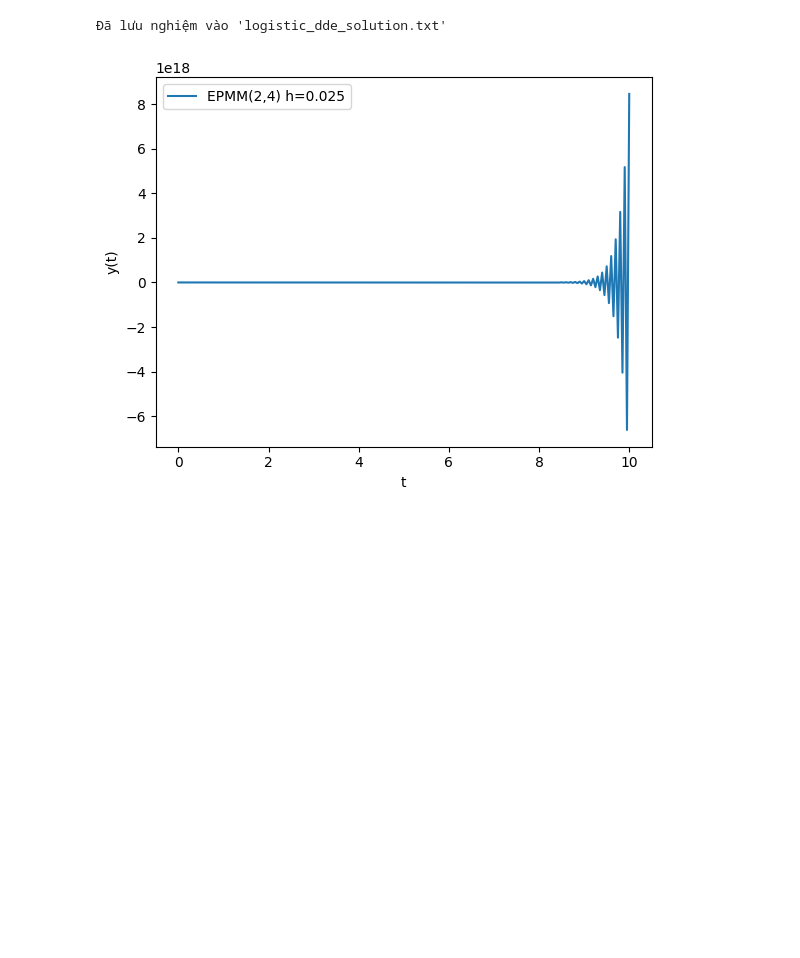
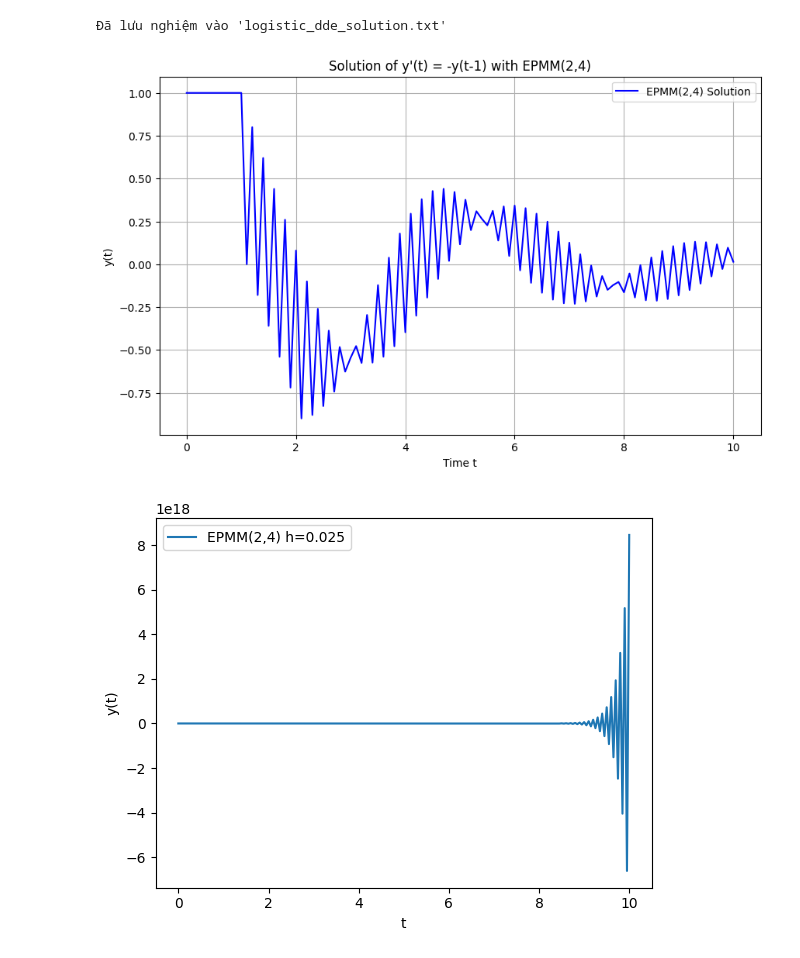
Before and after one commit to baotn0708/Numerical_method_for_DDE, a Jupyter notebook: multistep.ipynb, the cells around one changed output. Cells and saved outputs as stored; diff of their text form; code cells hidden in the pictures; blank space fills up the shorter version.

```diff
--- a/multistep.ipynb
+++ b/multistep.ipynb
@@ -320,3 +224,91 @@ def solve_dde_epmm24(f, tau, phi, *, h=0.02, t0=0.0, tf=10.0):
+# %%
+import numpy as np
+import matplotlib.pyplot as plt
+
+# Định nghĩa phương trình DDE và tham số
+def dde_equation(t, yt, y_delayed):
+    return -y_delayed  # y'(t) = -y(t-1)
+
+# Hàm lịch sử (t <= 0)
+def history(t):
+    return 1.0
+
+# Tham số
+t_start = 0.0
+t_end = 10.0
+h = 0.1  # Bước thời gian
+tau = 1.0  # Trễ hằng số
+steps = int((t_end - t_start) / h) + 1
+m = int(tau / h)  # Số bước tương ứng với trễ
+
+# Khởi tạo lưới thời gian và mảng nghiệm
+t_grid = np.linspace(t_start, t_end, steps)
+y = np.zeros(steps)
+y[:m+1] = history(t_grid[:m+1])  # Điều kiện ban đầu
+
+# Hàm nội suy Lagrange 3 điểm
+def lagrange_interpolation(t, t_data, y_data):
+    # Tìm các điểm lân cận xung quanh t
+    idx = np.searchsorted(t_data, t, side='right') - 1
+    if idx <= 0:
+        return y_data[0]
+    elif idx >= len(t_data) - 1:
+        return y_data[-1]
+    else:
+        # Chọn 3 điểm gần nhất
+        idx_start = max(0, idx - 1)
+        idx_end = min(len(t_data)-1, idx + 1)
+        points = t_data[idx_start:idx_end+1]
+        values = y_data[idx_start:idx_end+1]
+        # Tính đa thức Lagrange
+        return np.interp(t, points, values)
+
+# Giải bằng EPMM(2,4)
+for n in range(m, steps - 2):
+    tn = t_grid[n]
+
+    # Tính y(tn - tau) bằng nội suy Lagrange
+    t_delayed = tn - tau
+    if t_delayed <= t_start:
+        y_delayed = history(t_delayed)
+    else:
+        y_delayed = lagrange_interpolation(t_delayed, t_grid[:n+1], y[:n+1])
+
+    # Tính các đạo hàm (xấp xỉ bằng sai phân)
+    # y'(tn) = -y(tn - tau)
+    y_prime_n = -y_delayed
+
+    # Tính y''(tn) = d/dt y'(t) tại tn
+    # y''(tn) = -d/dt y(t - tau) = -y'(tn - tau)
+    # Tính y'(tn - tau) tương tự
+    t_delayed_prev = tn - tau - h
+    if t_delayed_prev <= t_start:
+        y_prime_delayed = 0.0  # Giả sử đạo hàm quá khứ = 0
+    else:
+        y_prev_delayed = lagrange_interpolation(t_delayed_prev, t_grid[:n+1], y[:n+1])
+        y_prime_delayed = -y_prev_delayed  # y'(t - tau) = -y(t - 2tau)
+
+    y_double_prime_n = -y_prime_delayed
+
+    # Giả định các đạo hàm bậc cao hơn = 0 để đơn giản
+    # (Có thể thay thế bằng công thức phức tạp hơn)
+    y_triple_prime_n = 0.0
+    y_quad_prime_n = 0.0
+
+    # Áp dụng công thức EPMM(2,4)
+    y[n+2] = y[n] + 2*h*y_prime_n + 2*h**2*y_double_prime_n + (4/3)*h**3*y_triple_prime_n + (2/3)*h**4*y_quad_prime_n
+
+# Vẽ kết quả
+plt.figure(figsize=(10, 6))
+plt.plot(t_grid, y, 'b-', label='EPMM(2,4) Solution')
+plt.xlabel('Time t')
+plt.ylabel('y(t)')
+plt.title('Solution of y\'(t) = -y(t-1) with EPMM(2,4)')
+plt.grid(True)
+plt.legend()
+plt.show()
+# %% [output]
+[figure, added]
 # %%
 
 import matplotlib.pyplot as plt
```
Also changed, not shown: parts of 9 cells of this notebook, 3 other files.
